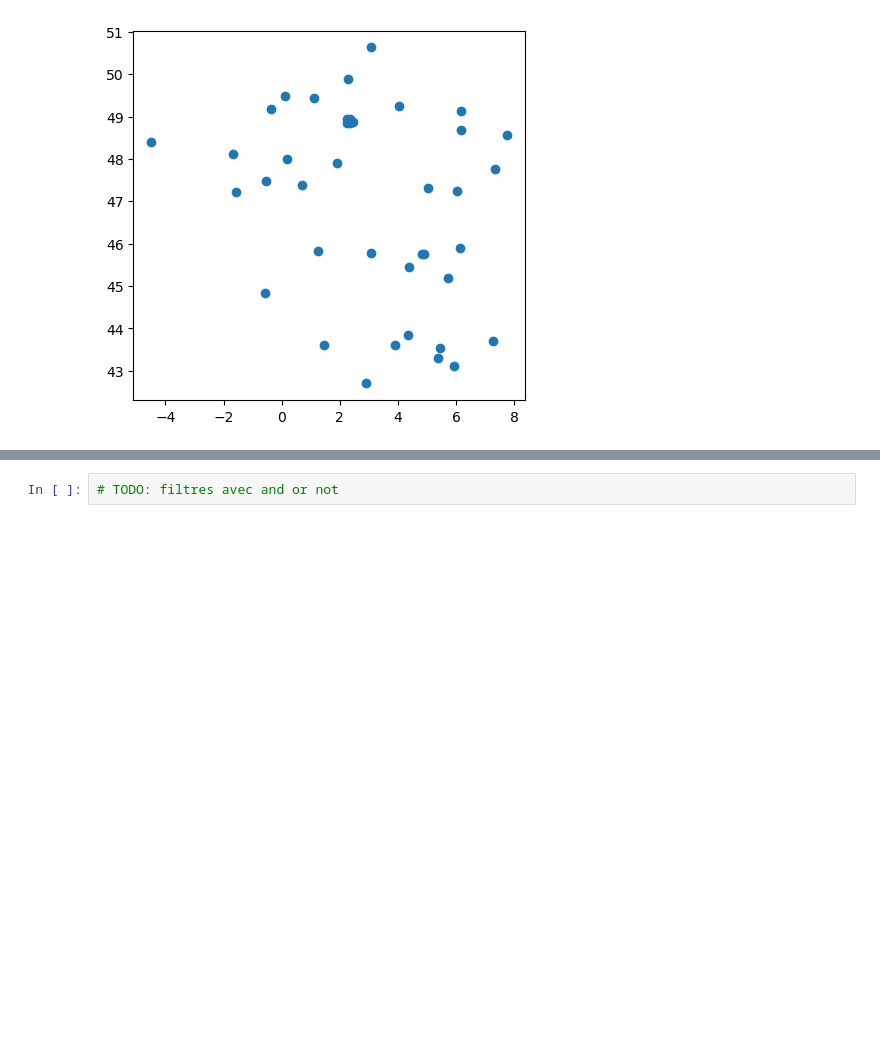
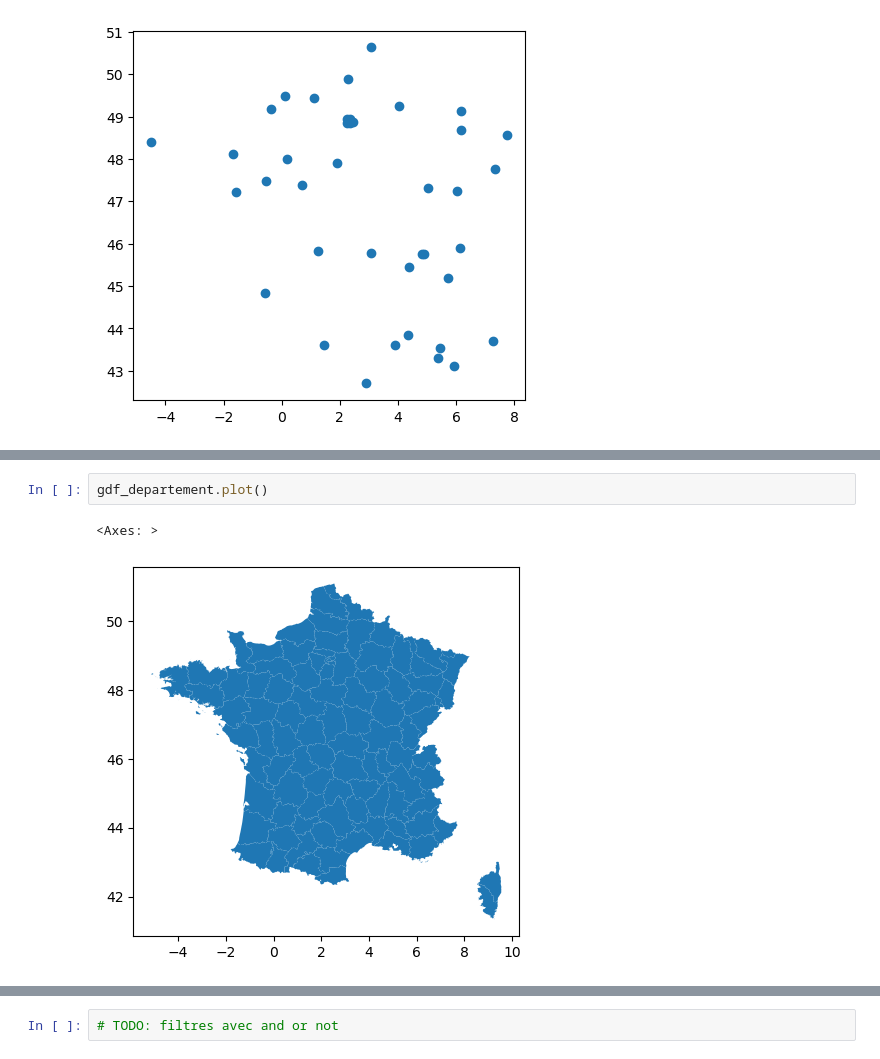
Before and after one commit to matthcol/python202503, a Jupyter notebook: Villes_pandas_gis.ipynb, the cells around one changed output, grey strips where cells are left out. Cells and saved outputs as stored; diff of their text form; blank space fills up the shorter version.

```diff
--- a/Villes_pandas_gis.ipynb
+++ b/Villes_pandas_gis.ipynb
@@ -1739,0 +1682,5 @@ ctxt.providers
+# %%
+gdf_departement.plot()
+# %% [output]
+<Axes: >
+[figure, added]
```
Also changed, not shown: parts of 16 cells of this notebook.
